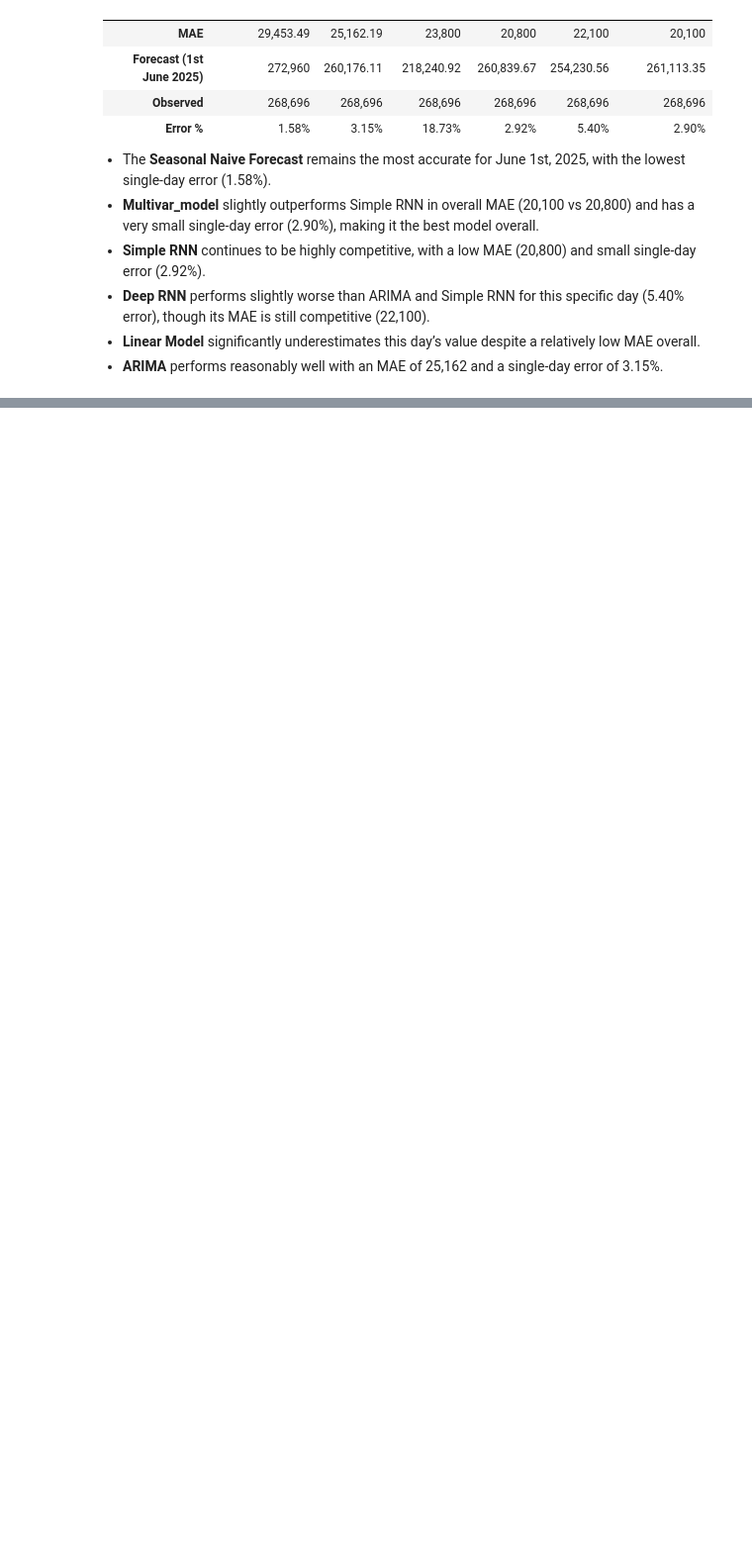
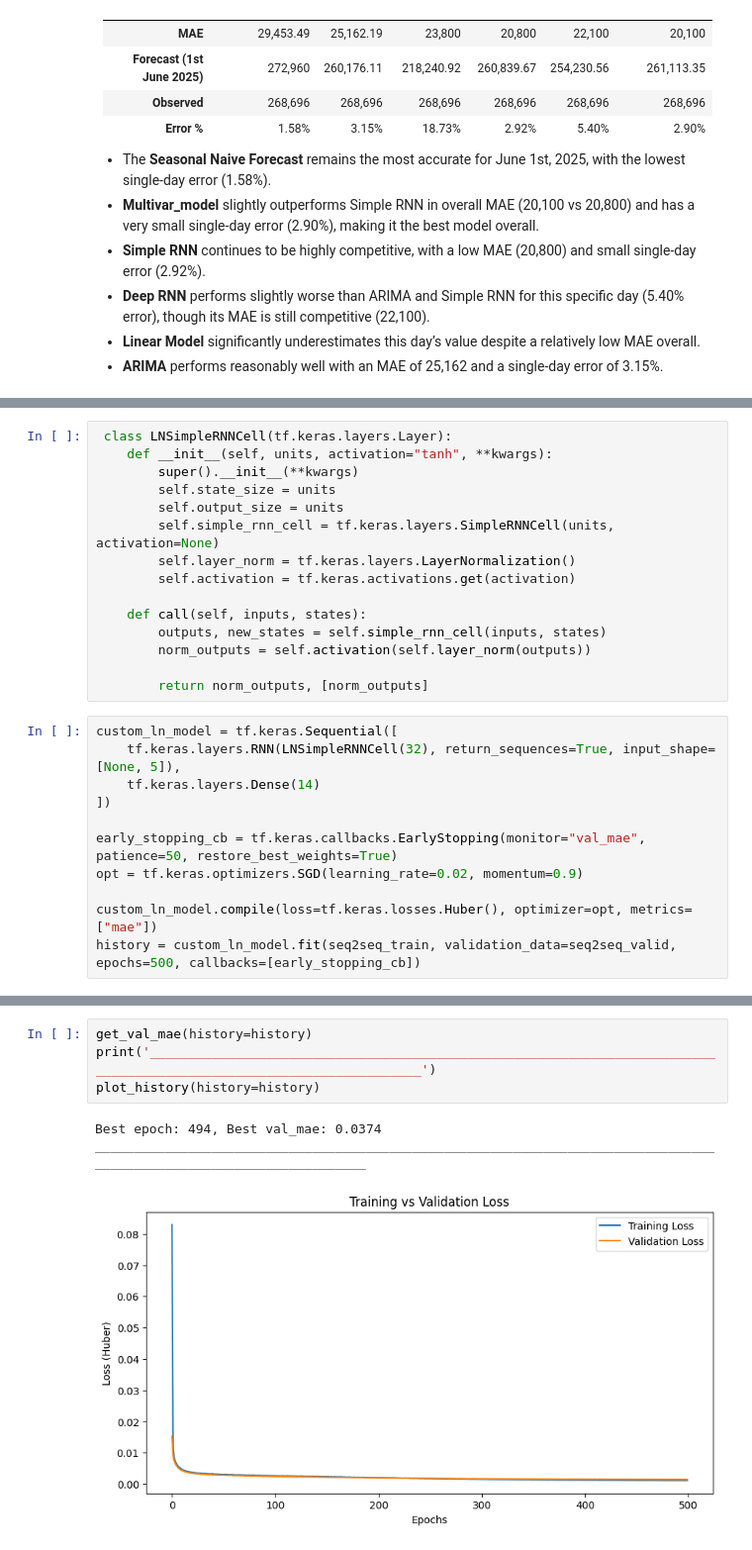
Before and after one commit to lekanOyeleye/Timeseries-Forecasting, a Jupyter notebook: Timeseries Analysis.ipynb, the cells around one changed output, grey strips where cells are left out. Shown at 99% size. Saved outputs shown, nothing was run; the diff lists cells and outputs as text; blank space fills up the shorter version.

```diff
--- a/Timeseries Analysis.ipynb
+++ b/Timeseries Analysis.ipynb
@@ -978,0 +1201,26 @@ Next day original: 268696
+# %%
+ class LNSimpleRNNCell(tf.keras.layers.Layer):
+    def __init__(self, units, activation="tanh", **kwargs):
+        super().__init__(**kwargs)
+        self.state_size = units
+        self.output_size = units
+        self.simple_rnn_cell = tf.keras.layers.SimpleRNNCell(units, activation=None)
+        self.layer_norm = tf.keras.layers.LayerNormalization()
+        self.activation = tf.keras.activations.get(activation)
+
+    def call(self, inputs, states):
+        outputs, new_states = self.simple_rnn_cell(inputs, states)
+        norm_outputs = self.activation(self.layer_norm(outputs))
+
+        return norm_outputs, [norm_outputs]
+# %%
+custom_ln_model = tf.keras.Sequential([
+    tf.keras.layers.RNN(LNSimpleRNNCell(32), return_sequences=True, input_shape=[None, 5]),
+    tf.keras.layers.Dense(14)
+])
+
+early_stopping_cb = tf.keras.callbacks.EarlyStopping(monitor="val_mae", patience=50, restore_best_weights=True)
+opt = tf.keras.optimizers.SGD(learning_rate=0.02, momentum=0.9)
+
+custom_ln_model.compile(loss=tf.keras.losses.Huber(), optimizer=opt, metrics=["mae"])
+history = custom_ln_model.fit(seq2seq_train, validation_data=seq2seq_valid, epochs=500, callbacks=[early_stopping_cb])
@@ -978,0 +1245,8 @@ Next day original: 268696
+# %%
+get_val_mae(history=history)
+print('___________________________________________________________________________________________________________________')
+plot_history(history=history)
+# %% [output]
+Best epoch: 494, Best val_mae: 0.0374
+___________________________________________________________________________________________________________________
+[figure, added]
```
Also changed, not shown: parts of 39 cells of this notebook.
